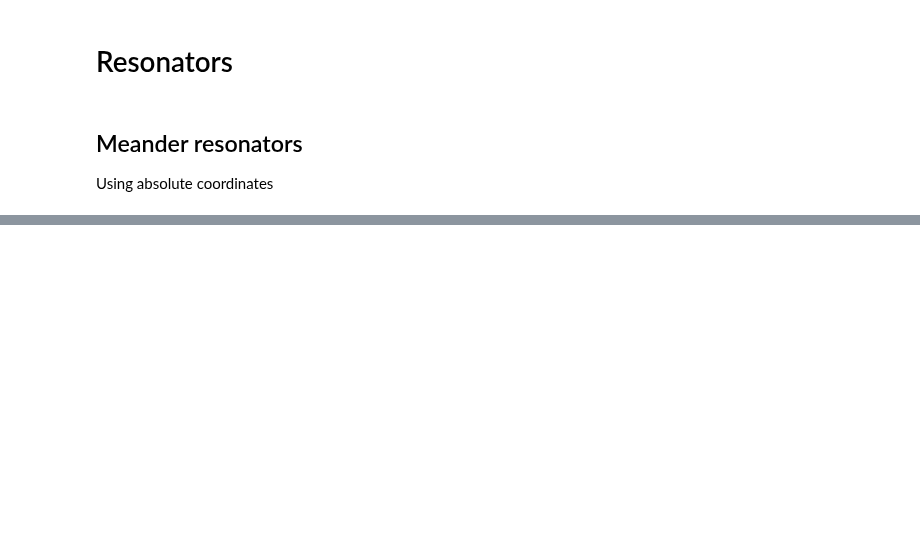
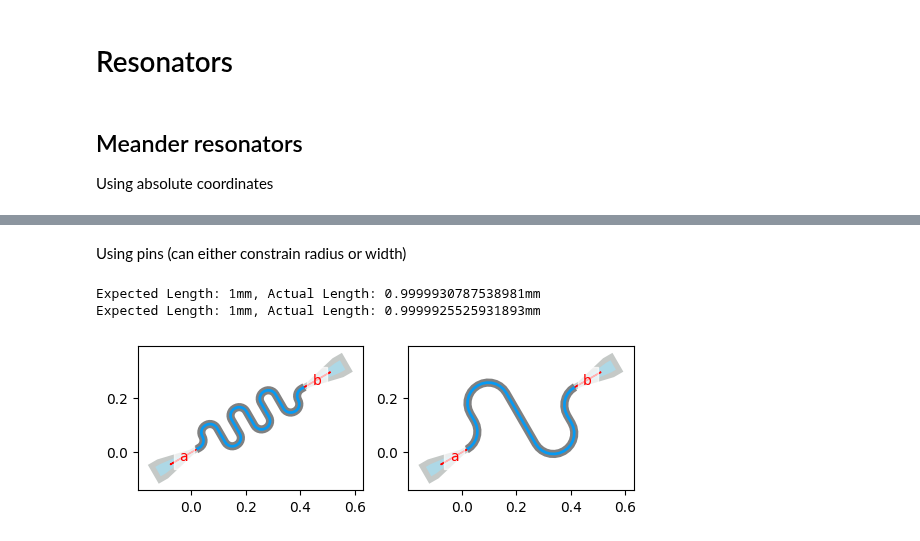
Before and after one commit to sqdlab/SQDMetal, a Jupyter notebook: docs/User/Comps_All.ipynb, the cells around one changed output, grey strips where cells are left out. Saved outputs shown, nothing was run; the diff lists cells and outputs as text; code cells hidden in the pictures; blank space fills up the shorter version.

```diff
--- a/docs/User/Comps_All.ipynb
+++ b/docs/User/Comps_All.ipynb
@@ -395,0 +492,39 @@ Using absolute coordinates
+# %% [markdown]
+Using pins (can either constrain radius or width)
+# %%
+from SQDMetal.Comps.Resonators import ResonatorMeanderPinPin
+
+from qiskit_metal.qlibrary.terminations.launchpad_wb import LaunchpadWirebond
+design.delete_all_components()
+LaunchpadWirebond(design, 'LP1', options = dict(chip='main', orientation='30', lead_length='20um', pad_height='20um',
+                      pad_width='40um', pad_gap='20um'))
+LaunchpadWirebond(design, 'LP2', options = dict(pos_x=f'{0.866*500}um', pos_y='250um', orientation='-150', lead_length='20um', pad_height='20um',
+                      pad_width='40um', pad_gap='20um'))
+fig, axs = plt.subplots(ncols=2)
+
+#CONSTRAIN RADIUS#########
+ResonatorMeanderPinPin(design, 'leRes', options=Dict(pin_inputs=Dict(start_pin=Dict(component=f'LP1',pin='tie'), end_pin=Dict(component=f'LP2',pin='tie')),
+                                                     total_length='1mm', trace_width='10um', trace_gap='10um', fillet_padding='2um',
+                                                     constr_radius='30um', constr_width_max=0))
+##########################
+
+lePts = np.array([x for x in design.qgeometry.get_component('leRes')['path']['geometry'][0].coords])
+lePts = QUtilities.calc_filleted_path(lePts, 0.03, design.template_options.PRECISION, 100)
+print(f'Expected Length: 1mm, Actual Length: {np.linalg.norm(lePts[1:] - lePts[0:-1], axis=1).sum()}mm')
+QUtilities.plot_highlight_component('leRes', design, ax=axs[0], resolution=8)
+
+#CONSTRAIN WIDTH############
+ResonatorMeanderPinPin(design, 'leRes', options=Dict(pin_inputs=Dict(start_pin=Dict(component=f'LP1',pin='tie'), end_pin=Dict(component=f'LP2',pin='tie')),
+                                                     total_length='1mm', trace_width='10um', trace_gap='10um', fillet_padding='2um',
+                                                     constr_radius=0, constr_width_max='400um'))
+############################
+
+lePts = np.array([x for x in design.qgeometry.get_component('leRes')['path']['geometry'][0].coords])
+fillet_rad = design.qgeometry.get_component('leRes')['path']['fillet'][0]
+lePts = QUtilities.calc_filleted_path(lePts, fillet_rad, design.template_options.PRECISION, 100)
+print(f'Expected Length: 1mm, Actual Length: {np.linalg.norm(lePts[1:] - lePts[0:-1], axis=1).sum()}mm')
+QUtilities.plot_highlight_component('leRes', design, ax=axs[1], resolution=8)
+# %% [output]
+Expected Length: 1mm, Actual Length: 0.9999930787538981mm
+Expected Length: 1mm, Actual Length: 0.9999925525931893mm
+[figure, added]
```
Also changed, not shown: parts of 4 cells of this notebook, 6 other files.
